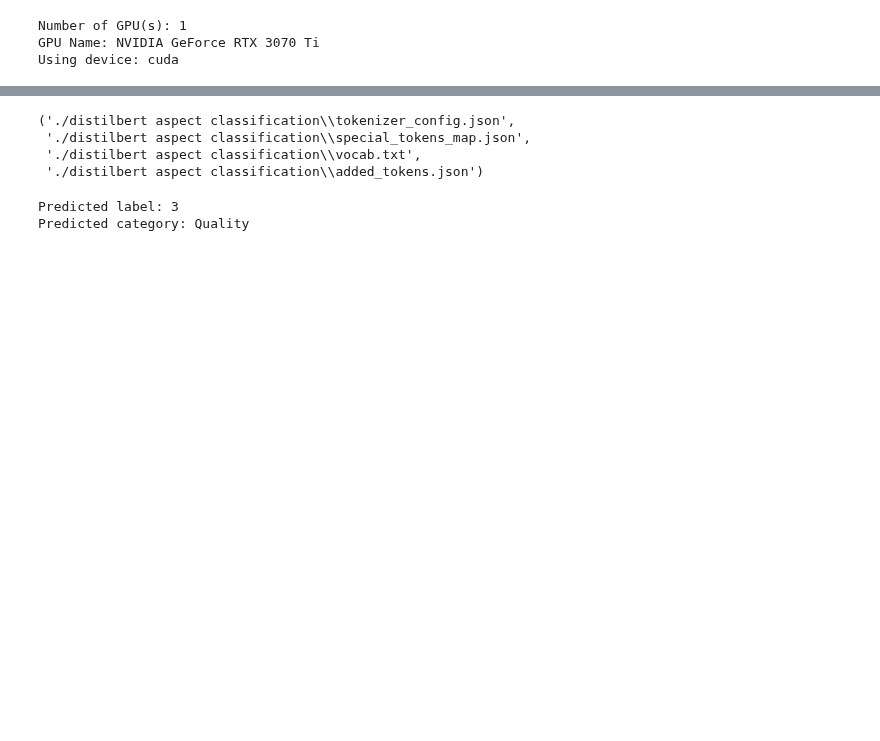
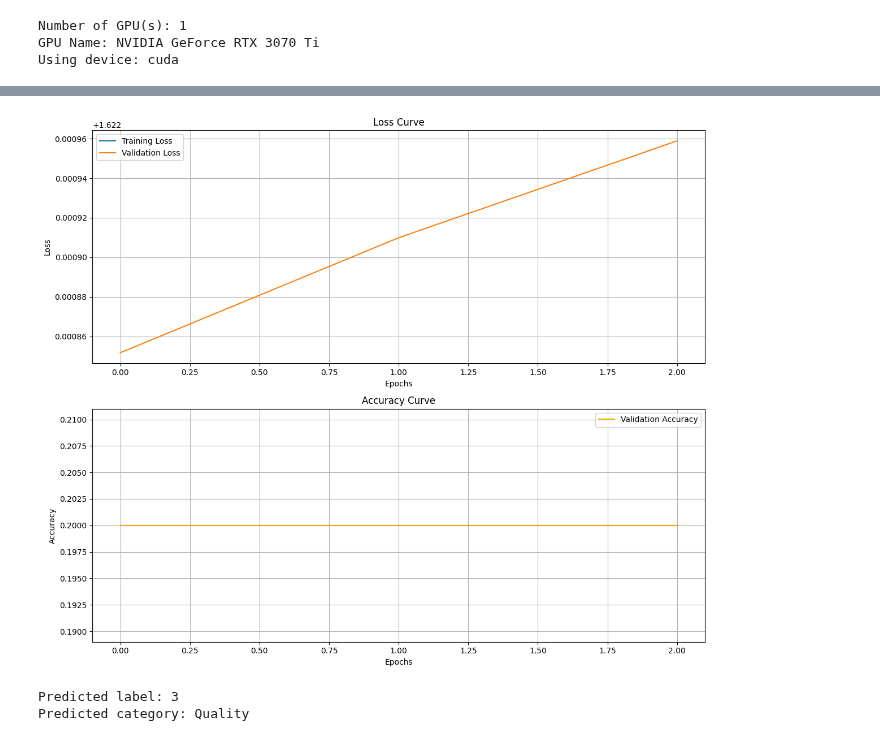
Before and after one commit to wd686/InkSightAnalyzer, a Jupyter notebook: distilbert (category).ipynb, the cells around one changed output, grey strips where cells are left out. Cells and saved outputs as stored; diff of their text form; code cells hidden in the pictures; blank space fills up the shorter version.

```diff
--- a/distilbert (category).ipynb
+++ b/distilbert (category).ipynb
@@ -144,2 +83,14 @@ AttributeError: 'SimpleModel' object has no attribute 'fit'
+# %%
+# text input : Combined Text
+# label ouput : max_predicted_aspect
+
+data_texts = sampled_df['Combined Text'].to_list() # text
+
+from sklearn.preprocessing import LabelEncoder
+# Convert labels to numeric categories
+label_encoder = LabelEncoder()
+
+data_labels = sampled_df['max_predicted_aspect'].to_list()  # Original labels
+data_labels = label_encoder.fit_transform(data_labels)  # Numeric labels
 # %%
 import torch
@@ -230,13 +191,50 @@ KeyboardInterrupt:
-# %%
-# Save the model, tokenizer, and training arguments to the output directory
-model.save_pretrained('./distilbert aspect classification')
-tokenizer.save_pretrained('./distilbert aspect classification')
-# training_args.save('./final_model')
-# %% [output]
-('./distilbert aspect classification\\tokenizer_config.json',
- './distilbert aspect classification\\special_tokens_map.json',
- './distilbert aspect classification\\vocab.txt',
- './distilbert aspect classification\\added_tokens.json')
+# %%
+# Plotting loss and accuracy
+def plot_training_curves(trainer):
+    # Access the logs
+    logs = trainer.state.log_history
+
+    # Create lists to hold the loss and accuracy values
+    train_loss = []
+    eval_loss = []
+    eval_accuracy = []
+
+    # Iterate through the logs and collect loss and accuracy values
+    for log in logs:
+        if 'loss' in log:
+            train_loss.append(log['loss'])
+        if 'eval_loss' in log:
+            eval_loss.append(log['eval_loss'])
+        if 'eval_accuracy' in log:
+            eval_accuracy.append(log['eval_accuracy'])
+
+    # Plotting
+    fig, axs = plt.subplots(2, 1, figsize=(12, 10))
+
+    # Plot loss
+    axs[0].plot(train_loss, label='Training Loss')
+    axs[0].plot(eval_loss, label='Validation Loss')
+    axs[0].set_title('Loss Curve')
+    axs[0].set_xlabel('Epochs')
+    axs[0].set_ylabel('Loss')
+    axs[0].legend()
+    axs[0].grid()
+
+    # Plot accuracy
+    axs[1].plot(eval_accuracy, label='Validation Accuracy', color='orange')
+    axs[1].set_title('Accuracy Curve')
+    axs[1].set_xlabel('Epochs')
+    axs[1].set_ylabel('Accuracy')
+    axs[1].legend()
+    axs[1].grid()
+
+    plt.tight_layout()
+    plt.show()
+
+# Call the function to plot training curves
+plot_training_curves(trainer)
+# %% [output]
+[figure, added]
 # %%
 from transformers import DistilBertForSequenceClassification, DistilBertTokenizer
 
```
Also changed, not shown: parts of 12 cells of this notebook.
